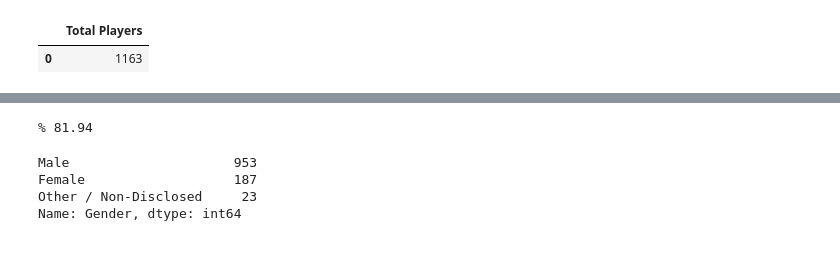
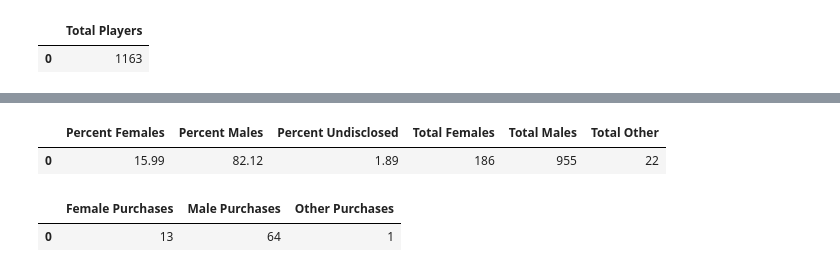
Before and after one commit to guthrieburns/Pandas-Homework, a Jupyter notebook: Pymoli.ipynb, the cells around one changed output, grey strips where cells are left out. Drawn from its saved outputs; the diff is of its cells as text; code cells hidden in the pictures.

```diff
--- a/Pymoli.ipynb
+++ b/Pymoli.ipynb
@@ -174,12 +174,44 @@ df_items
-# %%
-percent_male = (100 * players["Gender"].eq('Male').mean())
-
-
-print("%",round(percent_male, 2))
-players["Gender"].value_counts()
-# %% [output]
-% 81.94
-Male                     953
-Female                   187
-Other / Non-Disclosed     23
-Name: Gender, dtype: int64
+# %%
+percent_male = (100 * players["Gender"].eq('Male').mean())
+percent_female = (100 * players["Gender"].eq('Female').mean())
+percent_other = (100 - (percent_male + percent_female))
+total_male = (players['Gender'] == "Male").sum()
+total_female = (players['Gender'] == "Female").sum()
+total_other = len(players) - (total_male + total_female)
+
+
+
+
+df_gender = pd.DataFrame({
+    "Percent Males":[float(round(percent_male, 2))],
+    "Percent Females":[float(round(percent_female, 2))],
+    "Percent Undisclosed":[float(round(percent_other, 2))],
+    "Total Males":[total_male],
+    "Total Females":[total_female],
+    "Total Other":[total_other]
+    #"Total Count":[players["Gender"].value_counts()]
+})
+
+df_gender
+
+#print("---------------------------------")
+#print(players["Gender"].value_counts())
+# %% [output]
+|  | Percent Females | Percent Males | Percent Undisclosed | Total Females | Total Males | Total Other |
+| 0 | 15.99 | 82.12 | 1.89 | 186 | 955 | 22 |
+# %%
+male_purchase = (purchased_items_pd["Gender"] == "Male").sum()
+female_purchase = (purchased_items_pd["Gender"] == "Female").sum()
+other_purchases = len(purchased_items_pd) - (male_purchase + female_purchase)
+
+
+df_gender_price = pd.DataFrame({
+    "Male Purchases":[male_purchase],
+    "Female Purchases":[female_purchase],
+    "Other Purchases":[other_purchases]
+})
+
+df_gender_price
+# %% [output]
+|  | Female Purchases | Male Purchases | Other Purchases |
+| 0 | 13 | 64 | 1 |
```
Also changed, not shown: parts of 3 cells of this notebook, 4 other files.
